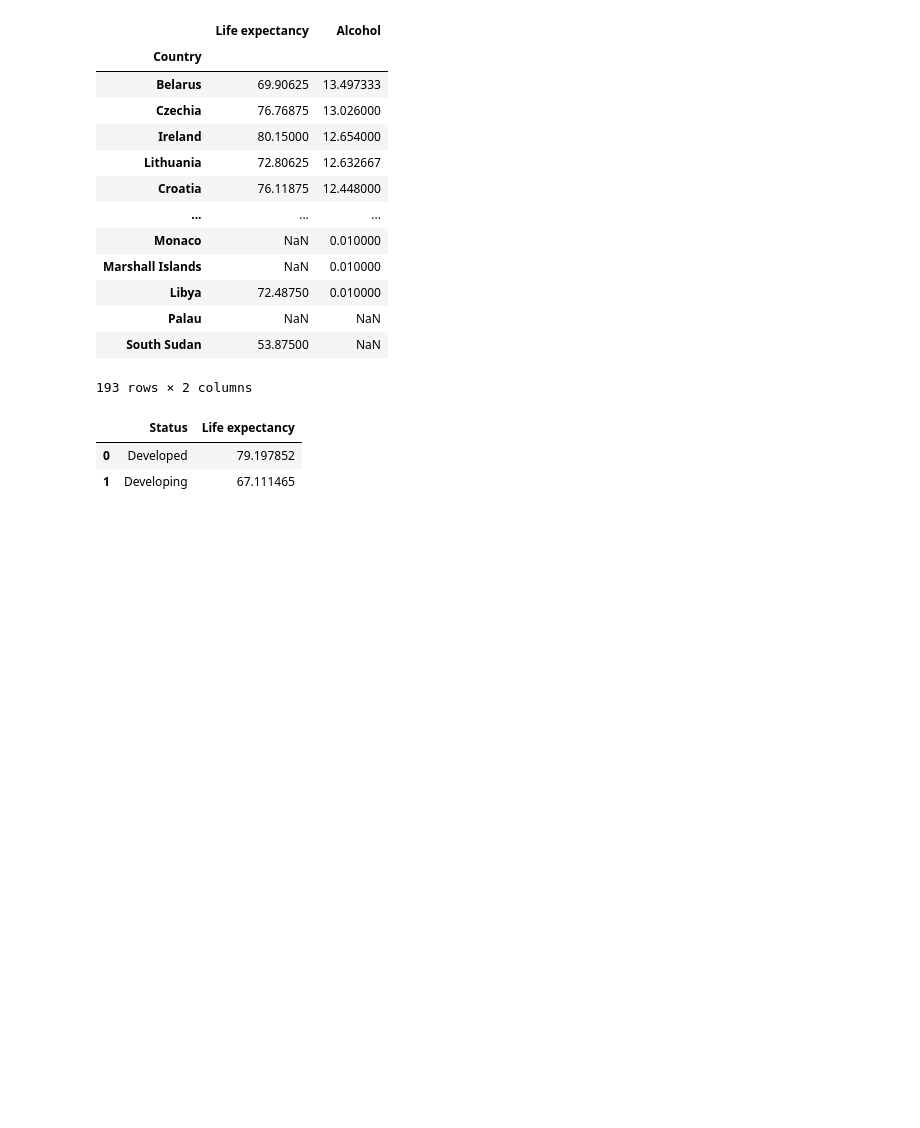
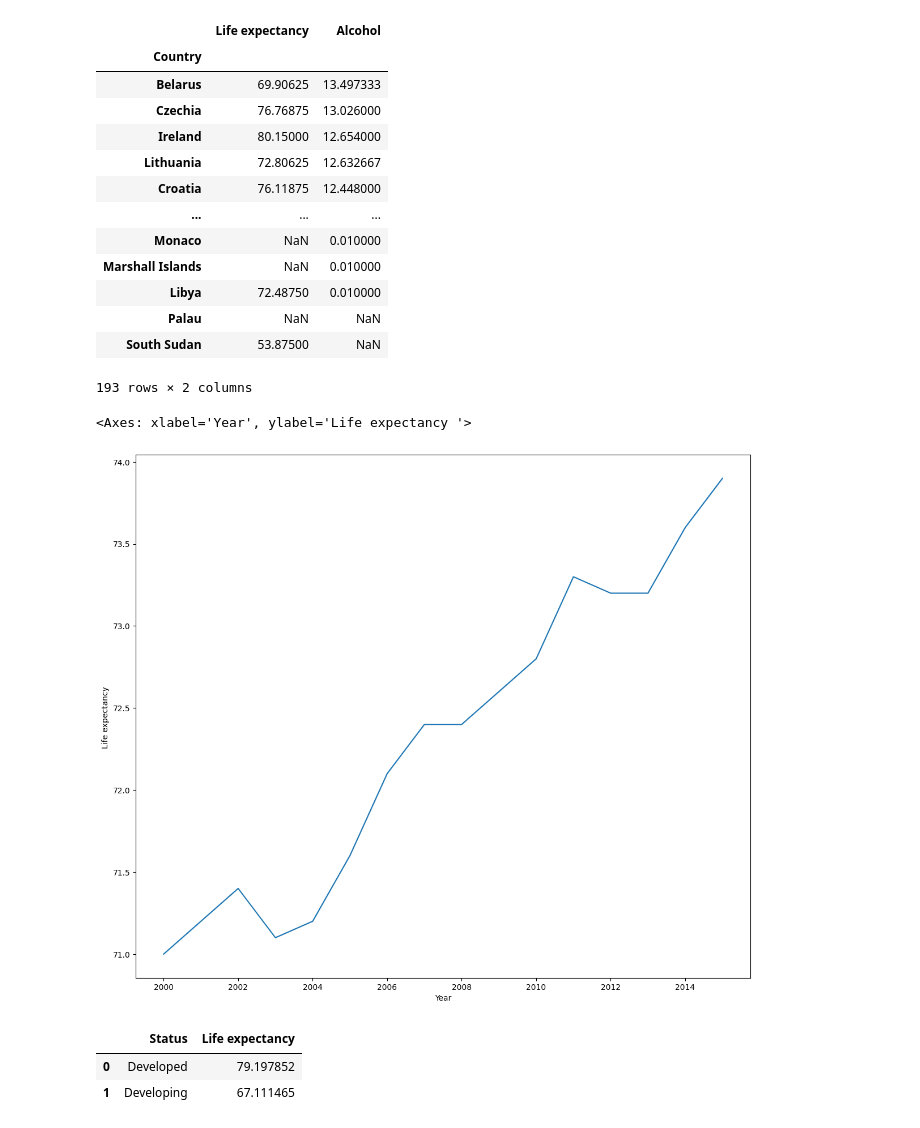
Before and after one commit to Sweetom/sweet, a Jupyter notebook: Life Expectancy/notebooks/FinalProject.ipynb, the cells around one changed output. Drawn from its saved outputs; the diff is of its cells as text; code cells hidden in the pictures; blank space fills up the shorter version.

```diff
--- a/Life Expectancy/notebooks/FinalProject.ipynb
+++ b/Life Expectancy/notebooks/FinalProject.ipynb
@@ -160,3 +160,9 @@ df.groupby("Country").agg({'Life expectancy ':'mean', 'Alcohol':'mean'}).sort_va
+# %%
+fig = plt.figure(figsize= (14,12))
+sns.lineplot(data=df, x= 'Year', y='Life expectancy ', estimator = np.median, ci = 0)
+# %% [output]
+<Axes: xlabel='Year', ylabel='Life expectancy '>
+[figure, added]
 # %%
 #average life expectancy grouped by status of a country
 avg = df[['Life expectancy ']].groupby(df['Status']).mean()
```
Also changed, not shown: parts of 6 cells of this notebook.
